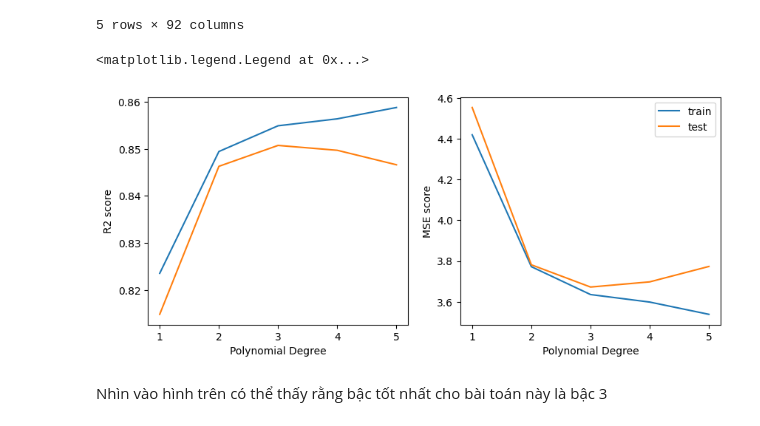
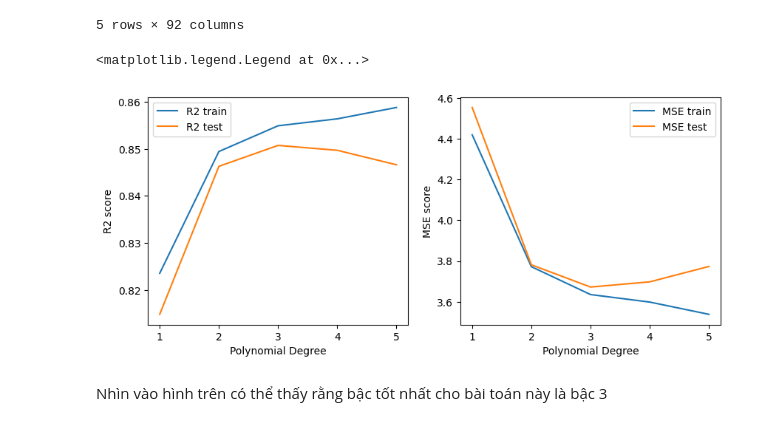
Before and after one commit to nahrixt0710/Life-Style-Data-Analysis, a Jupyter notebook: src/model_v2.ipynb, the cells around one changed output. Drawn from its saved outputs; the diff is of its cells as text; code cells hidden in the pictures.

```diff
--- a/src/model_v2.ipynb
+++ b/src/model_v2.ipynb
@@ -201,20 +202,21 @@ for i in tqdm(order):
     mse_test.append(mean_squared_error(y_pred_test, y_test))
 # %%
 fig, ax = plt.subplots(1, 2, figsize=(10, 4))
-ax[0].plot(order, r_train, label='train')
-ax[0].plot(order, r_test, label='test')
+ax[0].plot(order, r_train, label='R2 train')
+ax[0].plot(order, r_test, label='R2 test')
 ax[0].set_xlabel('Polynomial Degree')
 ax[0].set_ylabel('R2 score')
 
-ax[1].plot(order, mse_train, label='train')
-ax[1].plot(order, mse_test, label='test')
+ax[1].plot(order, mse_train, label='MSE train')
+ax[1].plot(order, mse_test, label='MSE test')
 ax[1].set_xlabel('Polynomial Degree')
 ax[1].set_ylabel('MSE score')
 
-plt.legend()
+ax[0].legend()
+ax[1].legend()
 # %% [output]
 <matplotlib.legend.Legend at 0x...>
-[figure, old version]
+[figure, new version]
 # %% [markdown]
 Nhìn vào hình trên có thể thấy rằng bậc tốt nhất cho bài toán này là bậc 3
 # %%
```
Also changed, not shown: parts of 3 cells of this notebook, 4 other files.
